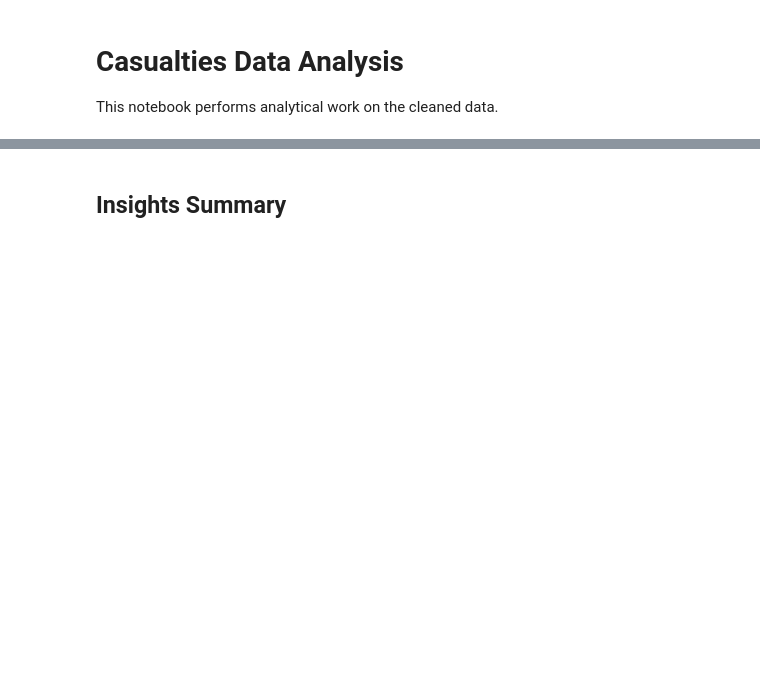
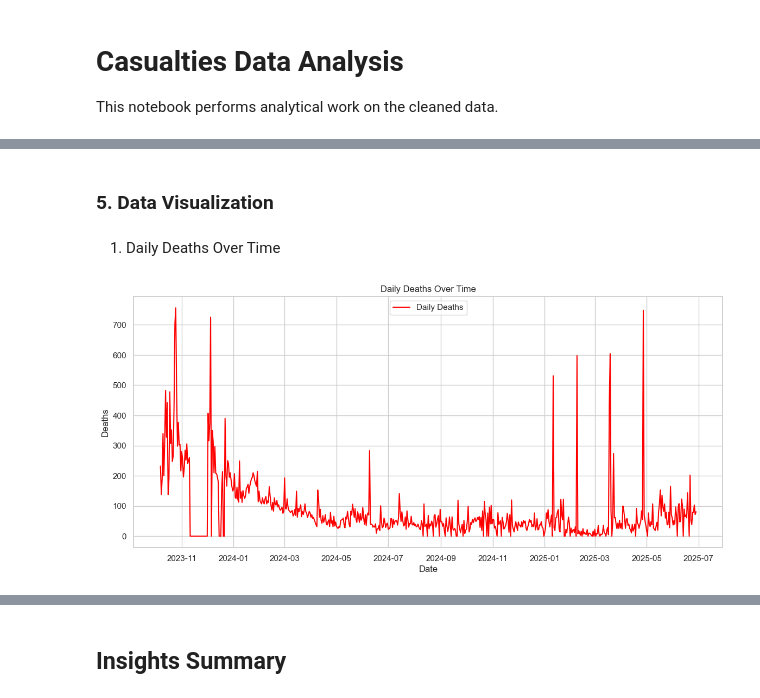
Before and after one commit to MIT-Emerging-Talent/ET6-CDSP-group-03-repo, a Jupyter notebook: 3_data_exploration/casualties_data_analysis.ipynb, the cells around one changed output, grey strips where cells are left out. Drawn from its saved outputs; the diff is of its cells as text; code cells hidden in the pictures; blank space fills up the shorter version.

```diff
--- a/3_data_exploration/casualties_data_analysis.ipynb
+++ b/3_data_exploration/casualties_data_analysis.ipynb
@@ -265,0 +215,15 @@ Final injury/death ratio: 2.57
+# %% [markdown]
+### 5. Data Visualization
+# %% [markdown]
+1. Daily Deaths Over Time
+# %%
+plt.figure(figsize=(14, 6))
+plt.plot(df["date"], df["killed"], color="red", label="Daily Deaths")
+plt.title("Daily Deaths Over Time")
+plt.xlabel("Date")
+plt.ylabel("Deaths")
+plt.grid(True)
+plt.legend()
+plt.show()
+# %% [output]
+[figure, added]
```
Also changed, not shown: parts of 45 cells of this notebook.
